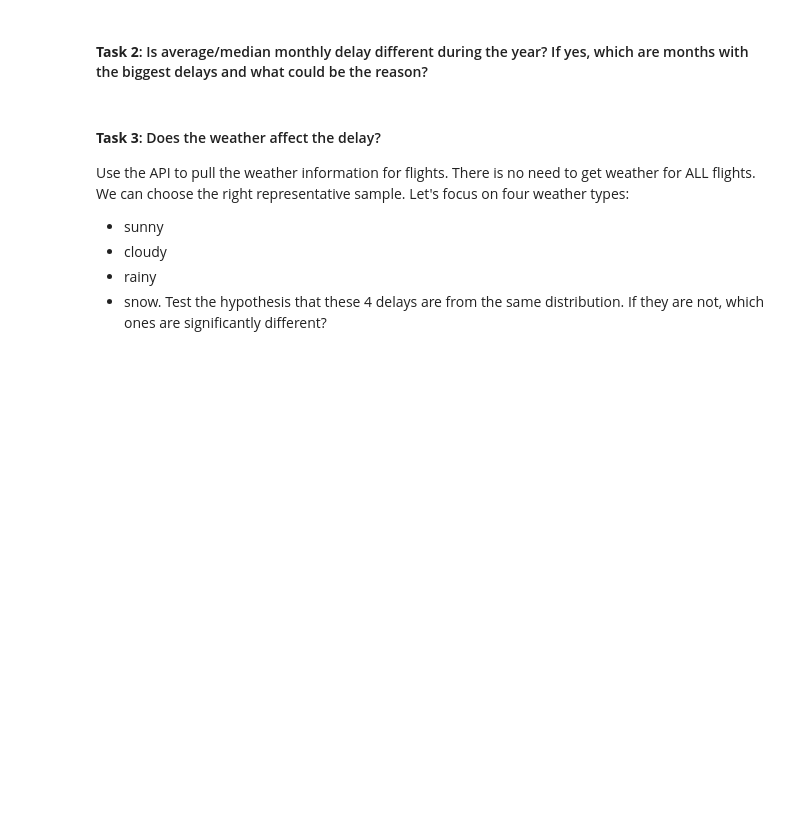
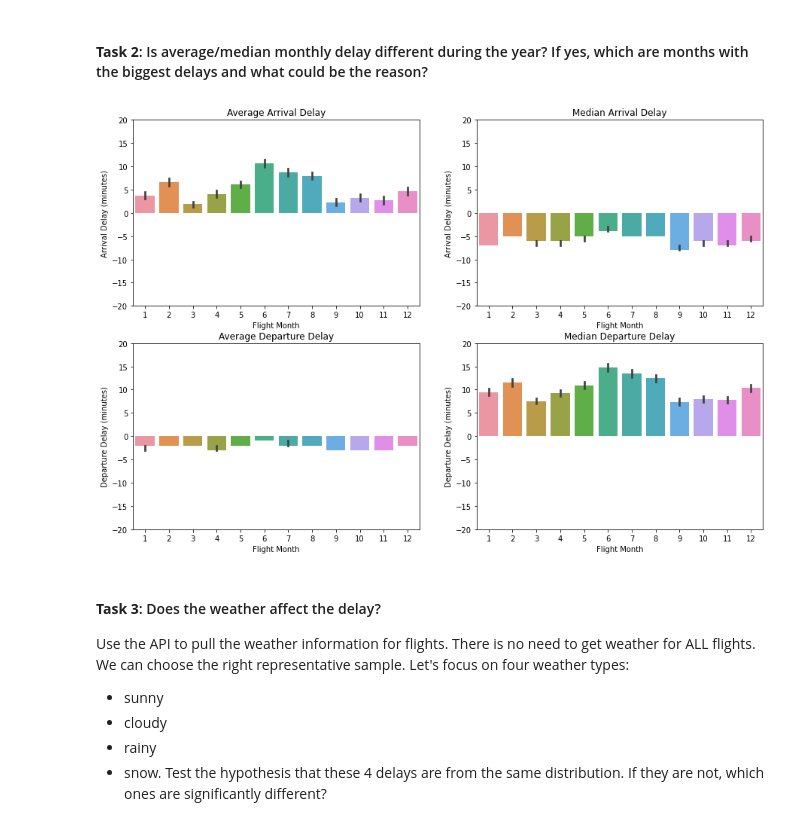
Before and after one commit to 538455/LHL_MidTermProject-Flight-Delay-Predictions, a Jupyter notebook: instructions/exploratory_analysis.ipynb, the cells around one changed output. Cells and saved outputs as stored; diff of their text form; code cells hidden in the pictures; blank space fills up the shorter version.

```diff
--- a/instructions/exploratory_analysis.ipynb
+++ b/instructions/exploratory_analysis.ipynb
@@ -13,4 +13,5 @@ import numpy as np
 import matplotlib.pyplot as plt
 import seaborn as sns
 # %%
-flights_sample= pd.read_csv("../data/processed/flights_sample.csv")
+flights_sample = pd.read_csv("../data/processed/flights_sample.csv", index_col=None)
+flights_sample.info()
@@ -18,6 +37,28 @@ flights_sample= pd.read_csv("../data/processed/flights_sample.csv")
 #### **Task 1**: Test the hypothesis that the delay is from Normal distribution. and that **mean** of the delay is 0. Be careful about the outliers.
 # %% [markdown]
 #### **Task 2**: Is average/median monthly delay different during the year? If yes, which are months with the biggest delays and what could be the reason?
+# %%
+fig, ax = plt.subplots(2, 2, figsize=(15, 10))
+#fig.suptitle('Average (Left) & Median (Right) Monthly Delay for Arrival and Departure', fontsize=16, fontweight='bold')
+sns.barplot(x='Flight Month', y='Arrival Delay (minutes)', data=flights_sample, ax=ax[0,0])
+sns.barplot(x='Flight Month', y='Arrival Delay (minutes)', data=flights_sample, ax=ax[0,1], estimator=np.median)
+sns.barplot(x='Flight Month', y='Departure Delay (minutes)', data=flights_sample, ax=ax[1,1])
+sns.barplot(x='Flight Month', y='Departure Delay (minutes)', data=flights_sample, ax=ax[1,0], estimator=np.median)
+
+#add title
+ax[0,0].set_title('Average Arrival Delay')
+ax[0,1].set_title('Median Arrival Delay')
+ax[1,0].set_title('Average Departure Delay')
+ax[1,1].set_title('Median Departure Delay')
+
+#set y scale
+ax[0,1].set(ylim=(-20, 20))
+ax[0,0].set(ylim=(-20, 20))
+ax[1,1].set(ylim=(-20, 20))
+ax[1,0].set(ylim=(-20, 20))
+plt.show()
+# %% [output]
+[figure, added]
 # %% [markdown]
 #### **Task 3**: Does the weather affect the delay?
 Use the API to pull the weather information for flights. There is no need to get weather for ALL flights. We can choose the right representative sample. Let's focus on four weather types:
```
Also changed, not shown: parts of 3 cells of this notebook, 3 other files.
